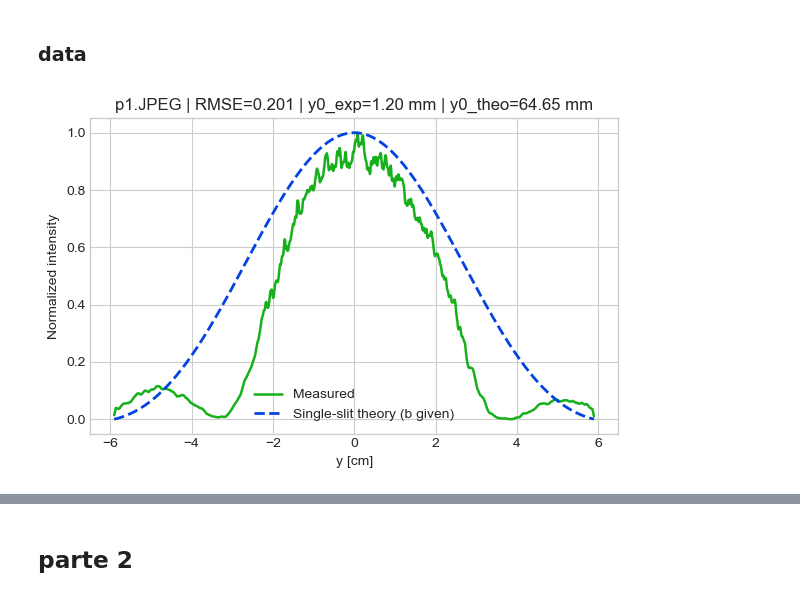
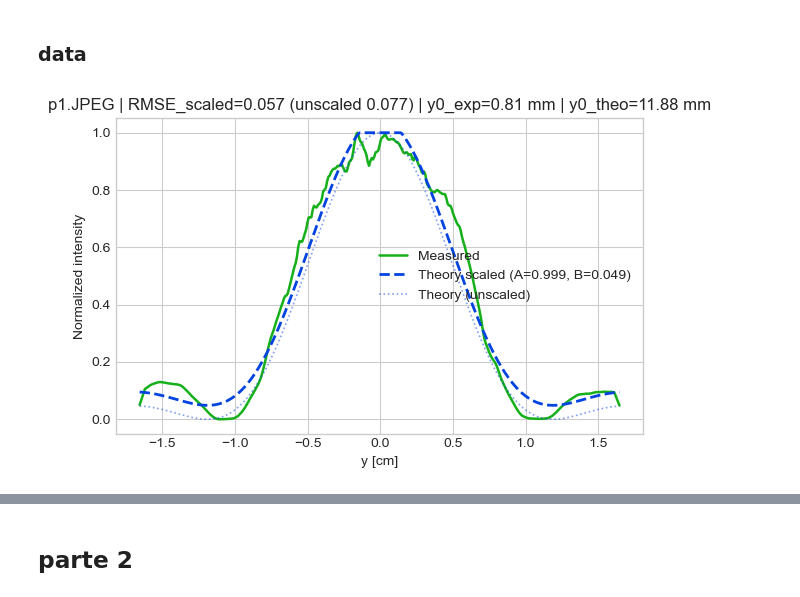
Before and after one commit to rifu-uni/optics-acoustics, a Jupyter notebook: 04_sim2/sim2.ipynb, the cells around one changed output, grey strips where cells are left out. Cells and saved outputs as stored; diff of their text form; code cells hidden in the pictures.

```diff
--- a/04_sim2/sim2.ipynb
+++ b/04_sim2/sim2.ipynb
@@ -149,32 +161,51 @@ plt.show()
 # %% [markdown]
 ### data
 # %%
-# === Single-slit analysis: compare experimental profiles to theoretical curve (given b) ===
+# === Single-slit analysis: compare experimental profiles to theoretical curve (given b or a) ===
 # Configure here ↓
-# Path pattern for images (supports JPEG/JPG/PNG/TIF/TIFF). Examples:
+# Path pattern for images (supports JPEG/JPG/PNG/TIF/TIFF).
 #   glob_pattern = "data/single/*.JPEG"
 #   glob_pattern = "data/d3/*.JPEG"
 #   glob_pattern = "data/single/*.tif"
-glob_pattern = "data/s2/*.JPEG"
+glob_pattern = "data/s1/*.JPEG"
 
-width_cm = 11.8              # physical width of the image field of view (cm)
+width_cm = 3.3             # physical width of the image field of view (cm)
 lmd = 650e-9                 # wavelength [m]
 z_m = 4.973                  # observation distance [m]
 
-# b is half the slit width (consistent with prior cells); full slit width a = 2b
-b_given = 25e-6              # half slit width [m]
+# Slit width: use either full width 'a_given_m' OR half-width 'b_given_m'.
+# Exactly one of them should be non-None.
+a_given_m = 0.0002721          # full slit width a [m] (example: 0.29 mm)
+b_given_m = None             # half slit width b [m] (set if you want to specify b directly)
+
+# --- resolve a/b consistently ---
+if (a_given_m is None) and (b_given_m is None):
+    raise ValueError("Provide either a_given_m (full width) or b_given_m (half-width).")
+if a_given_m is None:
+    a_given_m = 2.0 * float(b_given_m)
+if b_given_m is None:
+    b_given_m = 0.5 * float(a_given_m)
+
+def single_slit_theory(y_m, a_m, lmd_m, z_m):
+    """
+    Normalized Fraunhofer single-slit intensity profile along screen coordinate y (meters).
+    I(y) ∝ sinc^2(a y / (λ z)), where numpy's sinc is sin(πx)/(πx).
+    a is the FULL slit width; if you have b (half-width), use a = 2b.
+    """
+    I = np.sinc(a_m * y_m / (lmd_m * z_m)) ** 2
+    # normalize for fair comparison
+    I = (I - I.min()) / (I.max() - I.min()) if I.max() > I.min() else I
+    return I
 
 # Selection options
-only_numeric_names = False     # keep only files whose stem has no letters (like "12.JPEG"); set False to keep all
-select_by_indices = []        # e.g., [1, 3, 5]; empty -> keep all found
-select_by_names = ["p1.JPEG", "p2.JPEG"]          # e.g., ["1.JPEG", "7.JPG"]; empty -> ignore
+only_numeric_names = False     # keep only files whose stem has no letters; set False to keep all
+select_by_indices = []         # e.g., [1, 3, 5]; empty -> keep all found
+select_by_names = ["p1.JPEG"]  # e.g., ["1.JPEG", "7.JPG"]; empty -> ignore
 
 # --- Discover images (multiple extensions supported) ---
 
 def discover_images(pattern):
-    # build a set of paths matching several common image extensions
     base = os.path.dirname(pattern)
-    stem = os.path.splitext(os.path.basename(pattern))[0]
     exts = ["*.JPEG", "*.JPG", "*.jpg", "*.jpeg", "*.png", "*.tif", "*.tiff"]
     paths = []
     for ext in exts:
@@ -211,13 +242,14 @@ elif select_by_indices:
 if not images:
     raise RuntimeError("No images selected; adjust glob_pattern/filters or check data path.")
 
-# --- Helper: estimate first minima distance around central maximum ---
-
+# --- Analysis ---
 N_summary = []
-rmse_list = []
+rmse_unscaled_list = []
+rmse_scaled_list = []
 y0_exp_list = []
 y0_theo_list = []
 b_est_list = []
+AB_list = []
 
 for fname in images:
     img = cv2.imread(fname, cv2.IMREAD_GRAYSCALE)
@@ -229,26 +261,33 @@ for fname in images:
     arr = img.astype(float)
     arr = (arr - arr.min()) / (arr.max() - arr.min())
     profile = arr.mean(axis=0)
-    # optional light smoothing to stabilize minima detection
+    # light smoothing to stabilize minima detection
     if profile.size > 15:
         k = 9
         kernel = np.ones(k)/k
         profile = np.convolve(profile, kernel, mode='same')
-    profile_norm = (profile - profile.min()) / (profile.max() - profile.min())
+    profile_norm = (profile - profile.min()) / (profile.max() - profile.min()) if profile.max() > profile.min() else profile
 
     # pixel → meter conversion using the field width
     N = profile_norm.size
     pix_to_m = (width_cm / 100.0) / (N - 1)
     y_m = (np.arange(N) - N/2) * pix_to_m
 
-    # theoretical single-slit intensity: I ∝ sinc^2(2 b y / (λ z))
-    I_theo = np.sinc(2*b_given*y_m/(lmd*z_m))**2
-    I_theo = (I_theo - I_theo.min()) / (I_theo.max() - I_theo.min())
+    # theoretical single-slit intensity using FULL width a = 2b
+    I_theo = single_slit_theory(y_m, a_given_m, lmd, z_m)
 
-    # RMSE between normalized curves
-    rmse = float(np.sqrt(np.mean((profile_norm - I_theo)**2)))
+    # RMSE without scaling
+    rmse_unscaled = float(np.sqrt(np.mean((profile_norm - I_theo)**2)))
 
-    # detect central maximum and nearest minima on both sides
+    # Fit amplitude and offset: y ≈ A*I_theo + B
+    X = np.vstack([I_theo, np.ones_like(I_theo)]).T
+    A, B = np.linalg.lstsq(X, profile_norm, rcond=None)[0]
+    I_fit = A * I_theo + B
+    I_fit = np.clip(I_fit, 0.0, 1.0)
+
+    rmse_scaled = float(np.sqrt(np.mean((profile_norm - I_fit)**2)))
+
+    # detect central maximum and nearest minima on both sides (for y0 estimate)
     peaks, _ = find_peaks(profile_norm, prominence=0.05, distance=10)
     if len(peaks) == 0:
         cidx = int(np.argmax(profile_norm))
@@ -275,10 +314,10 @@ for fname in images:
     else:
         y0_exp = np.nan
 
-    # theoretical first-zero distance
-    y0_theo = lmd * z_m / (2 * b_given)
+    # theoretical first-zero distance: y0 = λ z / a
+    y0_theo = lmd * z_m / a_given_m
 
-    # estimate b from first-zero distance
+    # estimate b from first-zero distance: y0 = λ z / (2b) ⇒ b = λ z / (2 y0)
     if np.isfinite(y0_exp) and y0_exp > 0:
         b_est = lmd * z_m / (2 * y0_exp)
     else:
@@ -288,39 +327,45 @@ for fname in images:
     plt.style.use('seaborn-v0_8-whitegrid')
     plt.figure(figsize=(6, 4))
     plt.plot(y_m*100, profile_norm, label="Measured", lw=1.8, color='xkcd:green')
-    plt.plot(y_m*100, I_theo, "--", label="Single-slit theory (b given)", lw=2, color='xkcd:blue')
+    plt.plot(y_m*100, I_fit, "--", label=f"Theory scaled (A={A:.3f}, B={B:.3f})", lw=2, color='xkcd:blue')
+    # optional: faint unscaled reference
+    plt.plot(y_m*100, I_theo, ":", label="Theory (unscaled)", lw=1.2, color='xkcd:blue', alpha=0.5)
     ttl = (
-        f"{os.path.basename(fname)} | RMSE={rmse:.3f} | "
+        f"{os.path.basename(fname)} | RMSE_scaled={rmse_scaled:.3f} (unscaled {rmse_unscaled:.3f}) | "
         f"y0_exp={y0_exp*1e3 if np.isfinite(y0_exp) else np.nan:.2f} mm | "
         f"y0_theo={y0_theo*1e3:.2f} mm"
     )
     plt.title(ttl)
     plt.xlabel("y [cm]")
     plt.ylabel("Normalized intensity")
     plt.legend()
     plt.tight_layout()
     plt.show()
 
     # store summary
     N_summary.append(N)
-    rmse_list.append(rmse)
+    rmse_unscaled_list.append(rmse_unscaled)
+    rmse_scaled_list.append(rmse_scaled)
     y0_exp_list.append(y0_exp)
     y0_theo_list.append(y0_theo)
     b_est_list.append(b_est)
+    AB_list.append((A, B))
 
 # summary table
-print("\n=== Single-slit comparison summary (given b) ===")
+print("\n=== Single-slit comparison summary (given a or b) ===")
 for i, fname in enumerate(images):
     y0e = y0_exp_list[i]
     y0t = y0_theo_list[i]
     be = b_est_list[i]
+    A, B = AB_list[i]
     print(
         f"{os.path.basename(fname):20s}  "
-        f"RMSE={rmse_list[i]:.3f}  "
+        f"RMSE_scaled={rmse_scaled_list[i]:.3f} (unscaled {rmse_unscaled_list[i]:.3f})  "
+        f"A={A:.3f}  B={B:.3f}  "
         f"y0_exp={(y0e*1e3):.2f} mm  "
         f"y0_theo={(y0t*1e3):.2f} mm  "
         f"b_est={(be*1e6) if np.isfinite(be) else np.nan:.2f} µm  "
-        f"b_given={b_given*1e6:.2f} µm"
+        f"(a={a_given_m*1e6:.1f} µm, b={b_given_m*1e6:.1f} µm)"
     )
 # %% [output]
-[figure, old version]
+[figure, new version]
```
Also changed, not shown: parts of 5 cells of this notebook, 31 other files.
